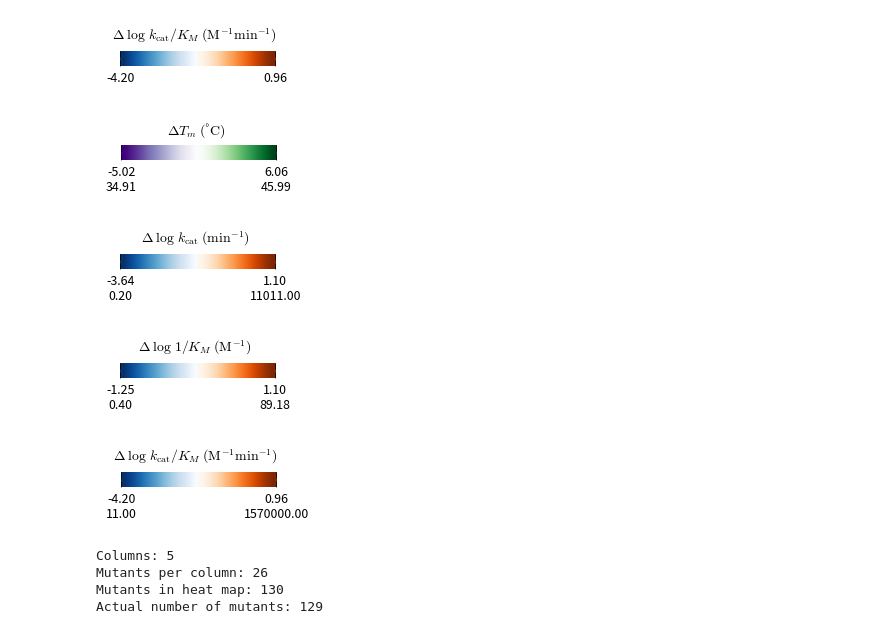
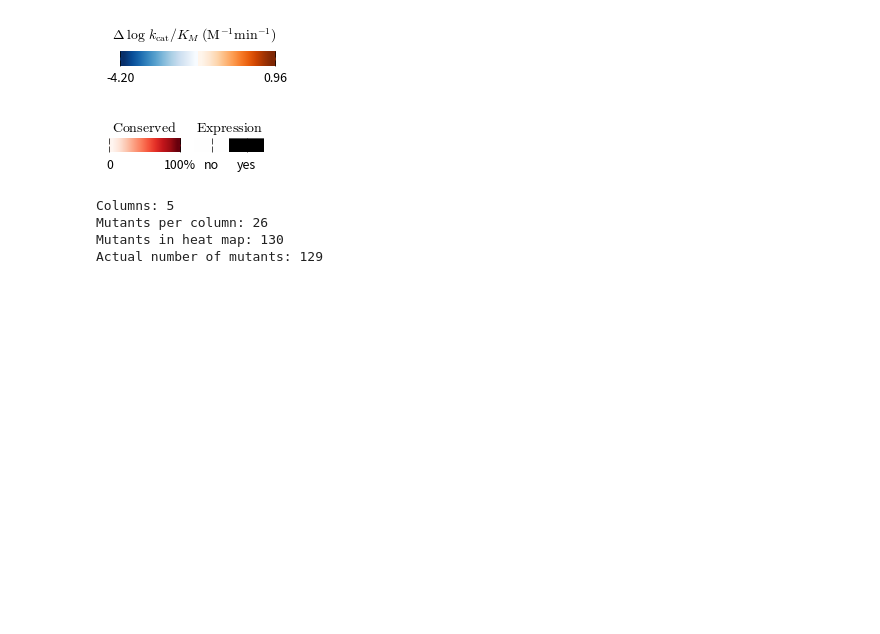
Before and after one commit to dacarlin/bglb_thermal, a Jupyter notebook: adjustable_col_heat_map.ipynb, the cells around one changed output. Saved outputs shown, nothing was run; the diff lists cells and outputs as text; code cells hidden in the pictures; blank space fills up the shorter version.

```diff
--- a/adjustable_col_heat_map.ipynb
+++ b/adjustable_col_heat_map.ipynb
@@ -83,7 +83,7 @@ bars = [
 for nm, label, pos_cmap, neg_cmap in bars:
 
     fig, ax = plt.subplots( 1, 2, figsize=(2,1) )
-    fig.suptitle( label )
+    fig.suptitle( label, fontsize='medium' )
 
     pos_max = df['target_{}'.format(nm)].max()
     neg_max = df['target_{}'.format(nm)].min()
@@ -113,41 +113,32 @@ for nm, label, pos_cmap, neg_cmap in bars:
 [figure]
 [figure]
 # %%
-# colorbars with actual values
-for nm, label, pos_cmap, neg_cmap in bars:
+# colorbar for conservation
 
-    fig, ax = plt.subplots( 1, 2, figsize=(2,1) )
-    fig.suptitle( label )
+fig, ax = plt.subplots( 1, 2, figsize=(2,1) )
+pos_max = df['target_{}'.format(nm)].max()
+pos_vals = np.linspace( 0, 1, 10 )
 
-    pos_max = df['target_{}'.format(nm)].max()
-    neg_max = df['target_{}'.format(nm)].min()
+ax[0].imshow( np.vstack(2*[pos_vals]), cmap=Reds, extent=(0,10,0,2) )
+ax[0].set_xlim( 0, 10 )
+ax[0].set_xticks([0,10])
+ax[0].set_xticklabels(["0","100%"])
+ax[0].set_yticks([])
+fig.subplots_adjust( wspace=0, top=1.2 )
+ax[0].set_title( '$\mathrm{Conserved}$', fontsize='medium' )
 
-    pos_vals = np.linspace( 0, pos_max, 10 )
-    neg_vals = np.linspace( abs(neg_max), 0, 10 )
+ax[1].imshow([[-0.5,1],[-0.5,1]], cmap=Greys, extent=(0,10,0,2), interpolation='none' )
+ax[1].set_xlim( 0, 10 )
+ax[1].set_xticks([2.5,7.5])
+ax[1].set_xticklabels(["no","yes"])
+ax[1].set_yticks([])
+ax[1].set_title( '$\mathrm{Expression}$', fontsize='medium' )
+fig.subplots_adjust( wspace=.2, top=1.2 )
 
-    ax[0].imshow( np.vstack(2*[neg_vals]), cmap=neg_cmap, extent=(0,10,0,2) )
-    ax[1].imshow( np.vstack(2*[pos_vals]), cmap=pos_cmap, extent=(0,10,0,2) )
-    ax[0].set_xlim( 0, 10 )
-    ax[1].set_xlim( 0, 10 )
-
-    ax[0].set_xticks([0])
-    neg_val = df[nm].min()
-    ax[0].set_xticklabels(['{0:2.2f}\n{1:2.2f}'.format(neg_max,neg_val)])
-    ax[0].set_yticks([])
-
-    ax[1].set_xticks([10])
-    pos_val = df[nm].max()
-    ax[1].set_xticklabels(['{0:2.2f}\n{1:2.2f}'.format(pos_max, pos_val)])
-    ax[1].set_yticks([])
-
-    fig.subplots_adjust( wspace=0, top=1.2 )
-    fig.savefig( 'paper_draft/fig/legend_{}.png'.format( short_name ), dpi=600 )
-    fig.show()
+fig.savefig( 'paper_draft/fig/legend_conservation_expression.png', dpi=600 )
+fig.show()
 # %% [output]
-[figure, old version]
+[figure, new version]
-[figure, removed]
-[figure, removed]
-[figure, removed]
 # %%
 def color_tm( x, const='tm' ):
     if np.isnan( x ):
```
Also changed, not shown: 1 other file.
